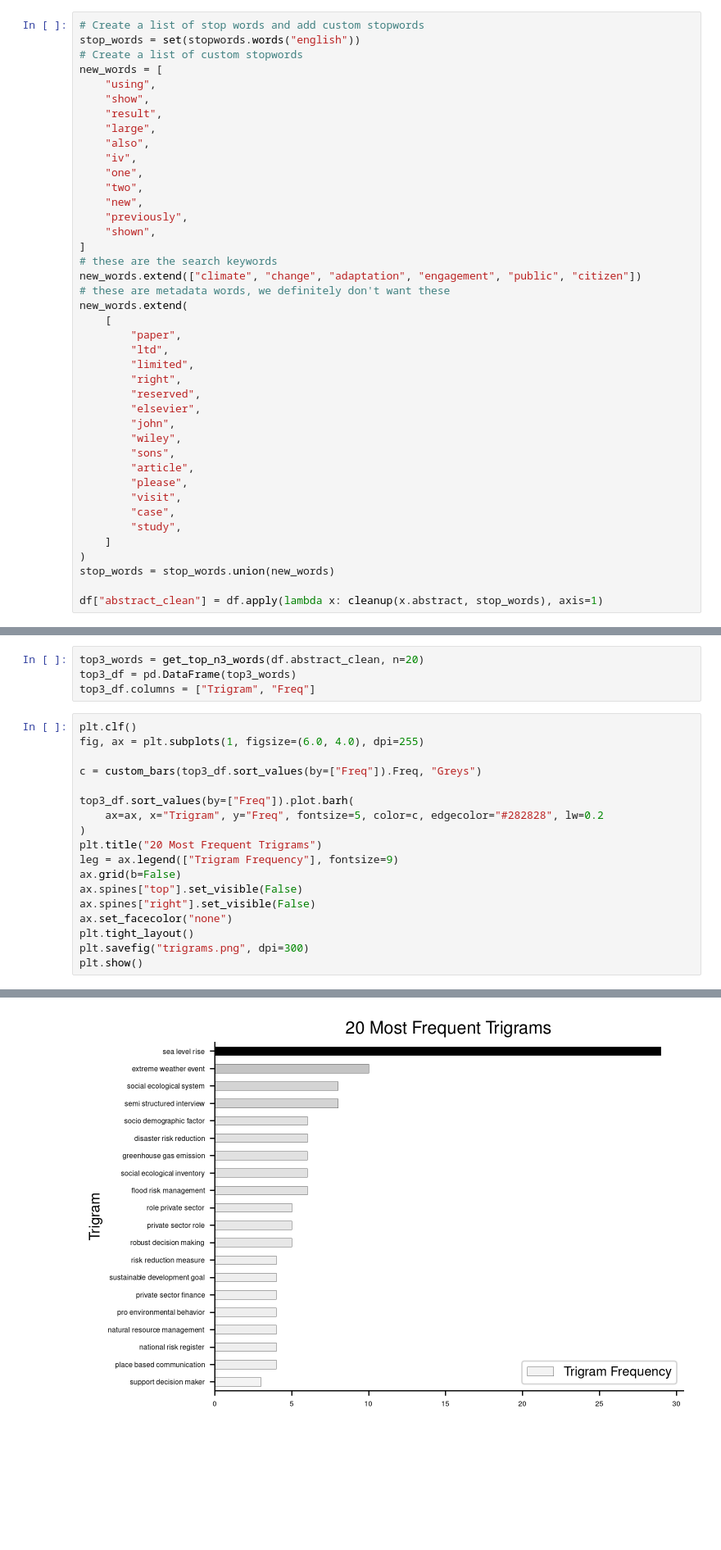
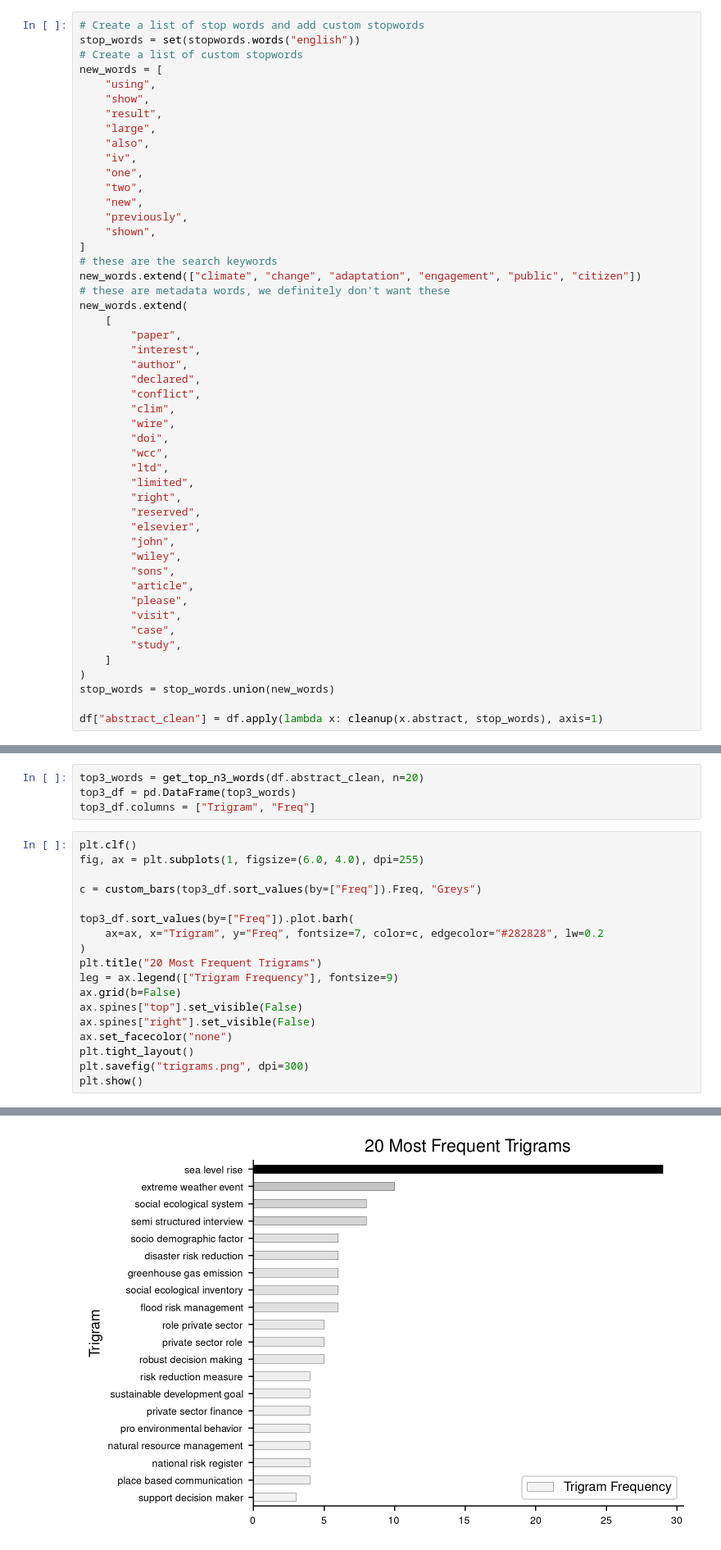
Before and after one commit to urschrei/WIREs, a Jupyter notebook: WIREs.ipynb, the cells around one changed output, grey strips where cells are left out. Shown at 82% size. Cells and saved outputs as stored; diff of their text form; blank space fills up the shorter version.

```diff
--- a/WIREs.ipynb
+++ b/WIREs.ipynb
@@ -247,6 +259,14 @@ new_words.extend(["climate", "change", "adaptation", "engagement", "public", "ci
 new_words.extend(
     [
         "paper",
+        "interest",
+        "author",
+        "declared",
+        "conflict",
+        "clim",
+        "wire",
+        "doi",
+        "wcc",
         "ltd",
         "limited",
         "right",
@@ -330,24 +350,24 @@ top3_df.columns = ["Trigram", "Freq"]
 # %%
 plt.clf()
 fig, ax = plt.subplots(1, figsize=(6.0, 4.0), dpi=255)
 
 c = custom_bars(top3_df.sort_values(by=["Freq"]).Freq, "Greys")
 
 top3_df.sort_values(by=["Freq"]).plot.barh(
-    ax=ax, x="Trigram", y="Freq", fontsize=5, color=c, edgecolor="#282828", lw=0.2
+    ax=ax, x="Trigram", y="Freq", fontsize=7, color=c, edgecolor="#282828", lw=0.2
 )
 plt.title("20 Most Frequent Trigrams")
 leg = ax.legend(["Trigram Frequency"], fontsize=9)
 ax.grid(b=False)
 ax.spines["top"].set_visible(False)
 ax.spines["right"].set_visible(False)
 ax.set_facecolor("none")
 plt.tight_layout()
 plt.savefig("trigrams.png", dpi=300)
 plt.show()
 # %% [output]
 <Figure size 432x288 with 0 Axes>
-[figure, old version]
+[figure, new version]
 # %% [markdown]
 # Keyword Extraction
 # %%
```
Also changed, not shown: parts of 14 cells of this notebook.
